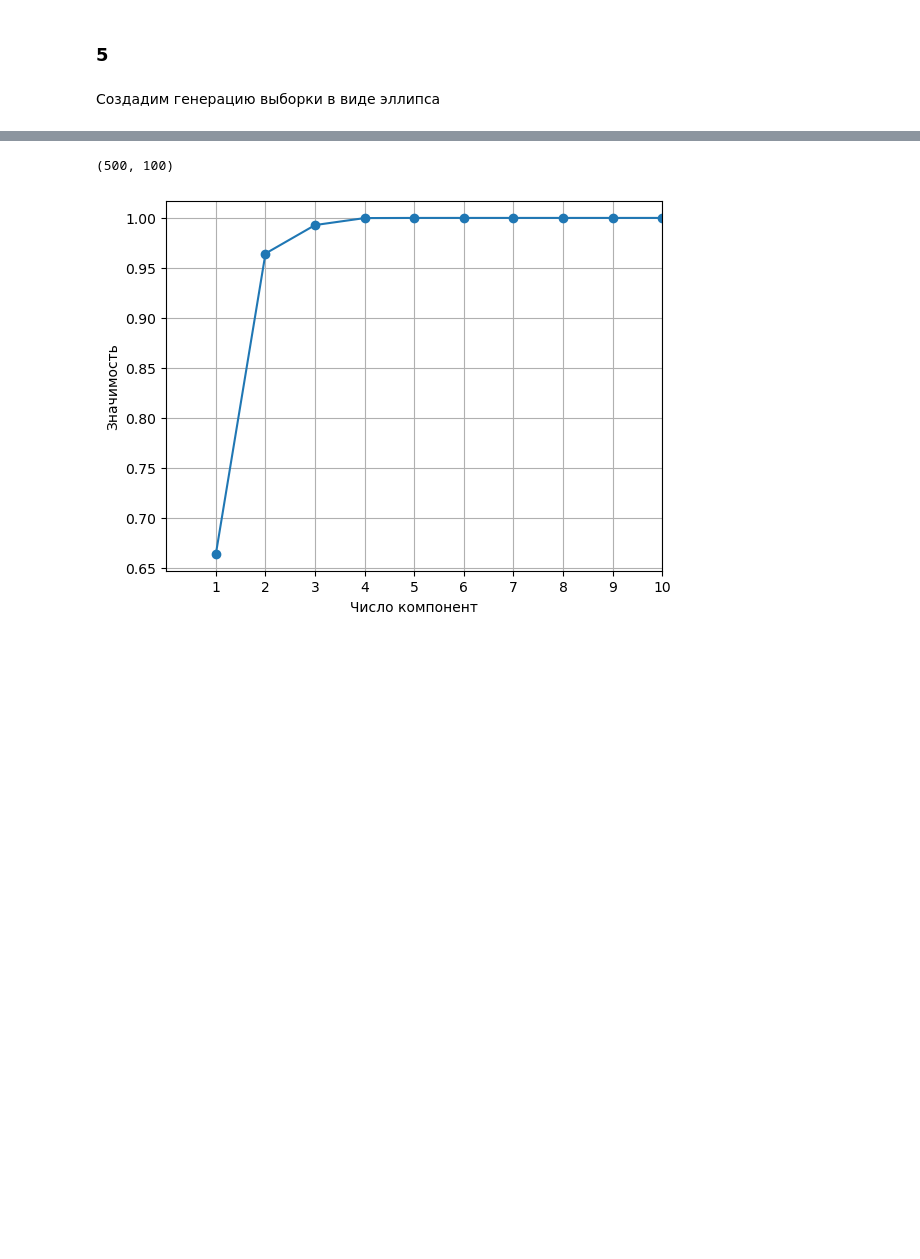
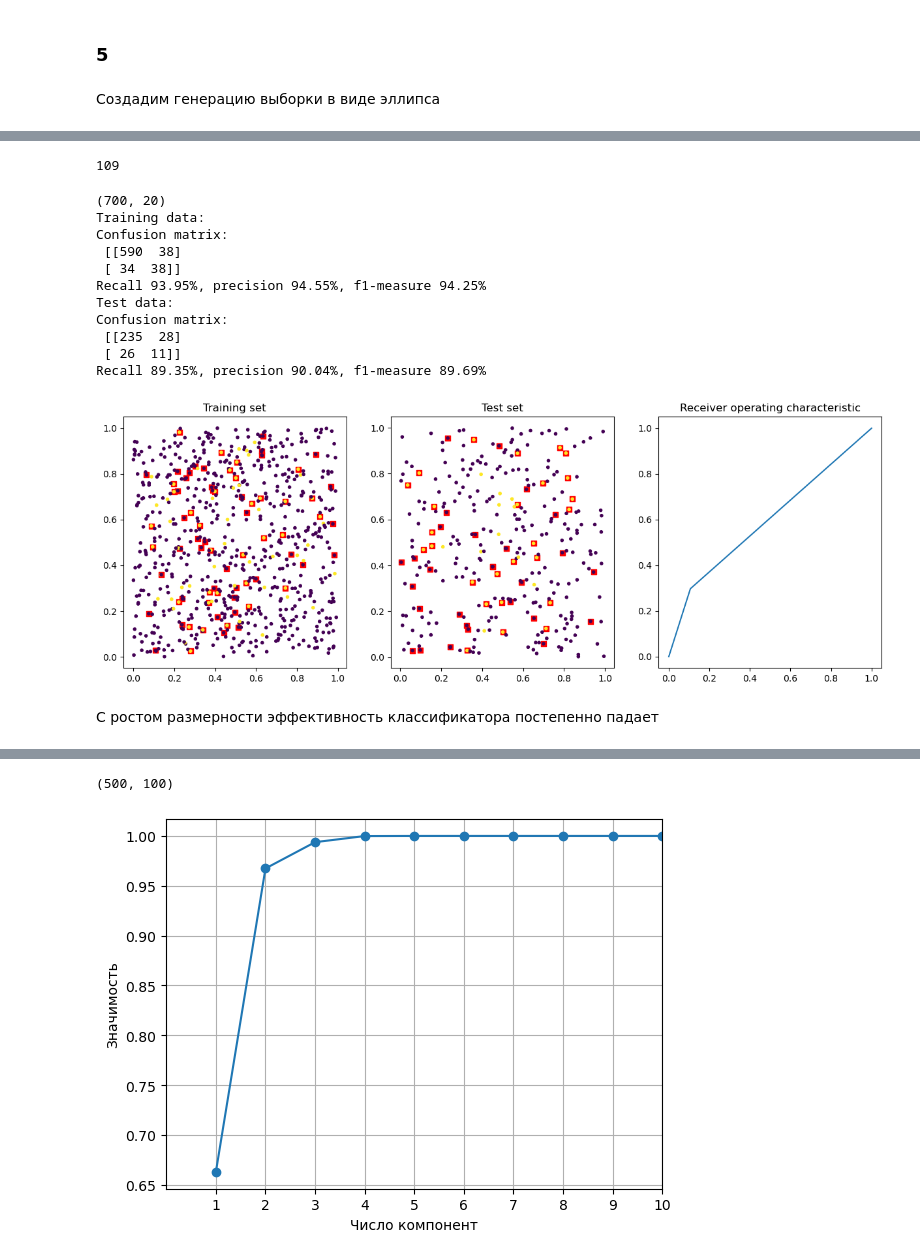
Before and after one commit to EHAT32/mlInPhysics, a Jupyter notebook: lab2.ipynb, the cells around one changed output, grey strips where cells are left out. Cells and saved outputs as stored; diff of their text form; code cells hidden in the pictures; blank space fills up the shorter version.

```diff
--- a/lab2.ipynb
+++ b/lab2.ipynb
@@ -467,3 +517,26 @@ Recall 98.53%, precision 91.81%, f1-measure 95.05%
+# %%
+print(np.sum(y))
+# %% [output]
+109
+# %%
+clf = neighbors.KNeighborsClassifier()
+print(x_train.shape)
+benchmark_kmean(clf, x_train, y_train, x_test, y_test)
+# %% [output]
+(700, 20)
+Training data:
+Confusion matrix:
+ [[590  38]
+ [ 34  38]]
+Recall 93.95%, precision 94.55%, f1-measure 94.25%
+Test data:
+Confusion matrix:
+ [[235  28]
+ [ 26  11]]
+Recall 89.35%, precision 90.04%, f1-measure 89.69%
+[figure, added]
+# %% [markdown]
+С ростом размерности эффективность классификатора постепенно падает
 # %%
 class FunctionProblem(TestProblem):
     def __init__(self, N: int):
```
Also changed, not shown: parts of 27 cells of this notebook.
